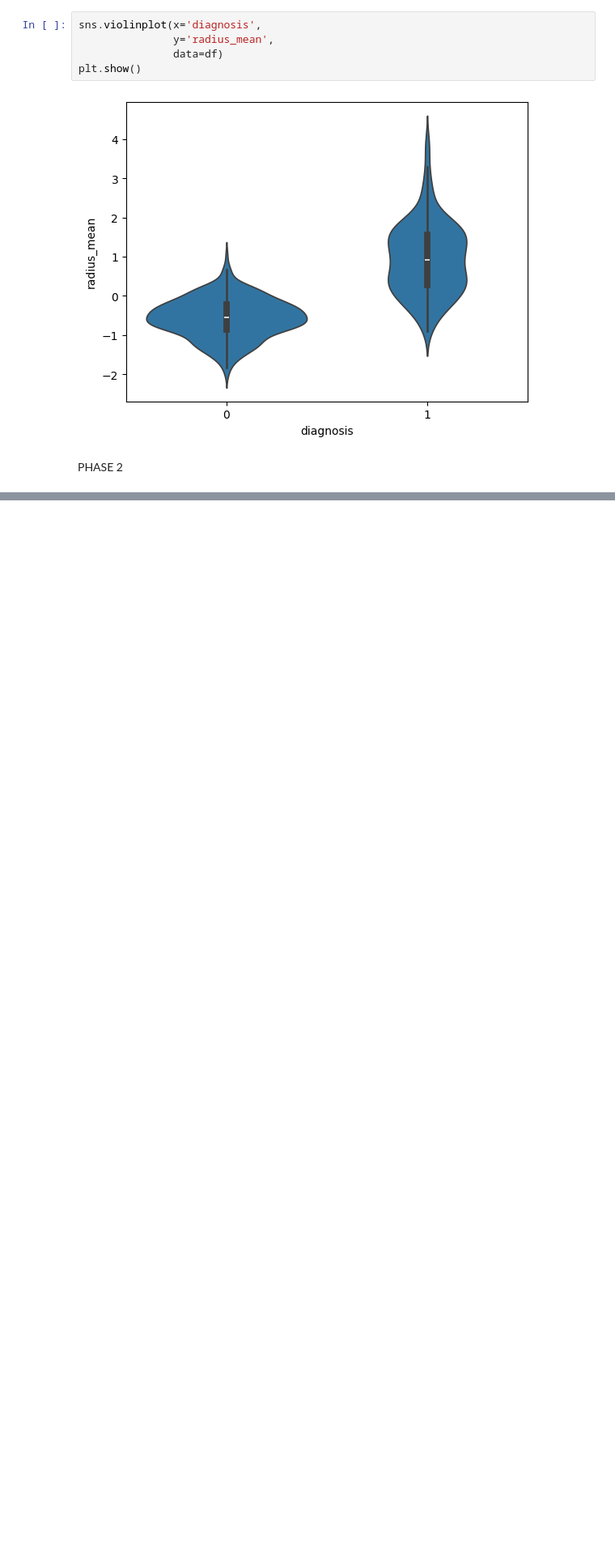
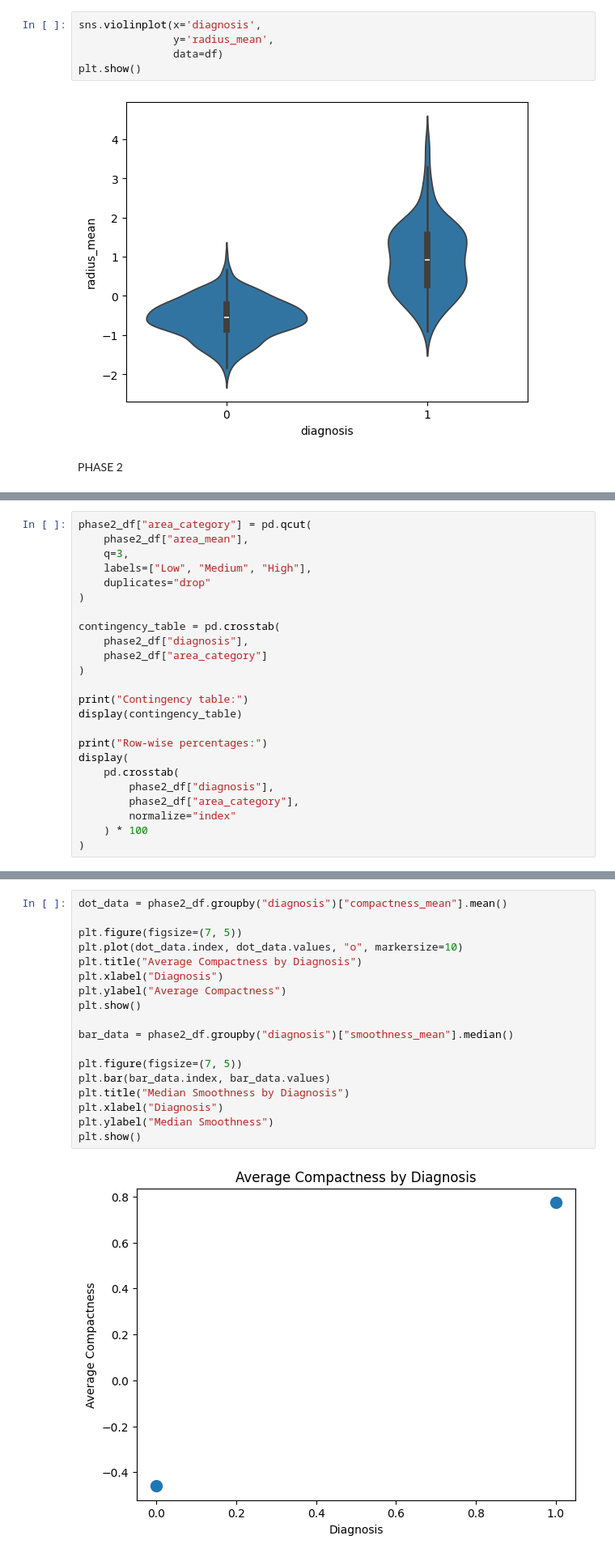
Before and after one commit to sanchi1004/EDA-Course-Project, a Jupyter notebook: Phase1_EDA.ipynb, the cells around one changed output, grey strips where cells are left out. Shown at 81% size. Saved outputs shown, nothing was run; the diff lists cells and outputs as text; blank space fills up the shorter version.

Commit message:
Phase 2 edits

```diff
--- a/Phase1_EDA.ipynb
+++ b/Phase1_EDA.ipynb
@@ -1401,0 +560,24 @@ End of all phases
+# %%
+phase2_df["area_category"] = pd.qcut(
+    phase2_df["area_mean"],
+    q=3,
+    labels=["Low", "Medium", "High"],
+    duplicates="drop"
+)
+
+contingency_table = pd.crosstab(
+    phase2_df["diagnosis"],
+    phase2_df["area_category"]
+)
+
+print("Contingency table:")
+display(contingency_table)
+
+print("Row-wise percentages:")
+display(
+    pd.crosstab(
+        phase2_df["diagnosis"],
+        phase2_df["area_category"],
+        normalize="index"
+    ) * 100
+)
@@ -1401,0 +595,20 @@ End of all phases
+# %%
+dot_data = phase2_df.groupby("diagnosis")["compactness_mean"].mean()
+
+plt.figure(figsize=(7, 5))
+plt.plot(dot_data.index, dot_data.values, "o", markersize=10)
+plt.title("Average Compactness by Diagnosis")
+plt.xlabel("Diagnosis")
+plt.ylabel("Average Compactness")
+plt.show()
+
+bar_data = phase2_df.groupby("diagnosis")["smoothness_mean"].median()
+
+plt.figure(figsize=(7, 5))
+plt.bar(bar_data.index, bar_data.values)
+plt.title("Median Smoothness by Diagnosis")
+plt.xlabel("Diagnosis")
+plt.ylabel("Median Smoothness")
+plt.show()
+# %% [output]
+[figure, added]
```
Also changed, not shown: parts of 86 cells of this notebook.
